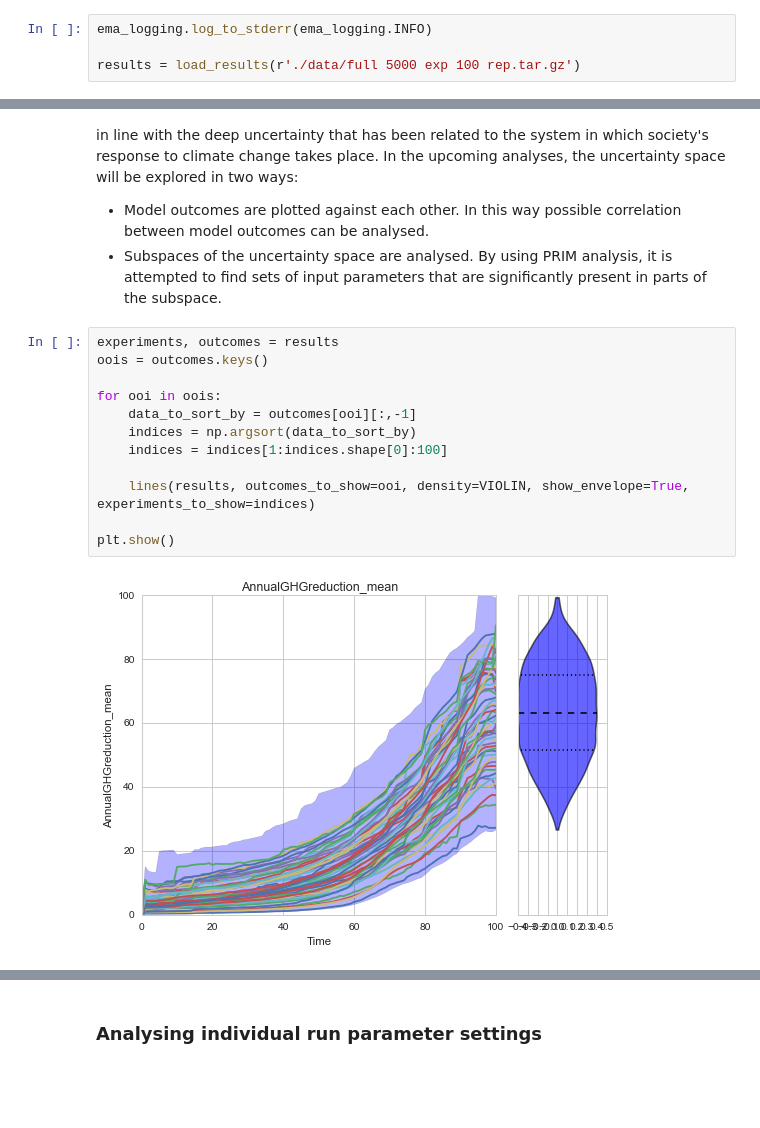
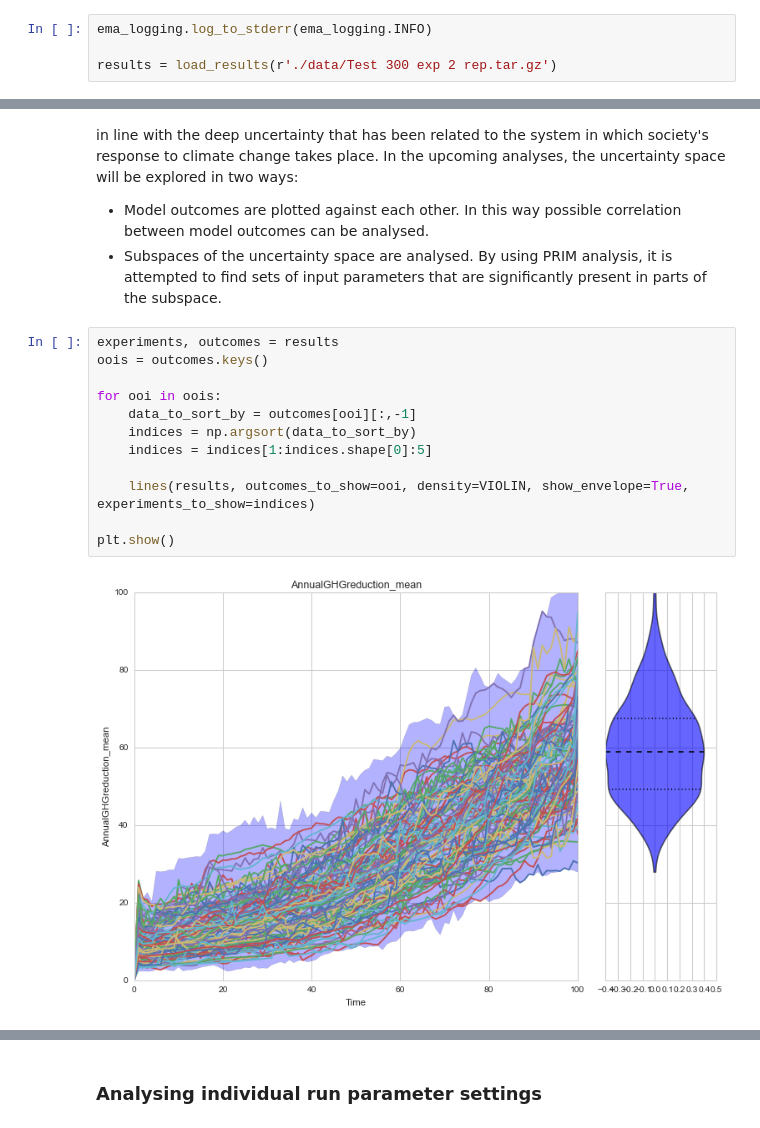
Before and after one commit to sgreeven/msc_thesis_work, a Jupyter notebook: src/Main Analysis.ipynb, the cells around one changed output, grey strips where cells are left out. Cells and saved outputs as stored; diff of their text form; blank space fills up the shorter version.

```diff
--- a/src/Main Analysis.ipynb
+++ b/src/Main Analysis.ipynb
@@ -55,5 +55,5 @@ from expWorkbench.util import load_results
 # %%
 ema_logging.log_to_stderr(ema_logging.INFO)
 
-results = load_results(r'./data/full 5000 exp 100 rep.tar.gz')
+results = load_results(r'./data/Test 300 exp 2 rep.tar.gz')
 # %% [output]
@@ -81,14 +81,14 @@ An obvious observation of the graphs is that the range in model outcomes is larg
 # %%
 experiments, outcomes = results
 oois = outcomes.keys()
 
 for ooi in oois:
     data_to_sort_by = outcomes[ooi][:,-1]
     indices = np.argsort(data_to_sort_by)
-    indices = indices[1:indices.shape[0]:100]
+    indices = indices[1:indices.shape[0]:5]
 
     lines(results, outcomes_to_show=ooi, density=VIOLIN, show_envelope=True, experiments_to_show=indices)
 
 plt.show()
 # %% [output]
-[figure, old version]
+[figure, new version]
```
Also changed, not shown: parts of 16 cells of this notebook, 13 other files.
